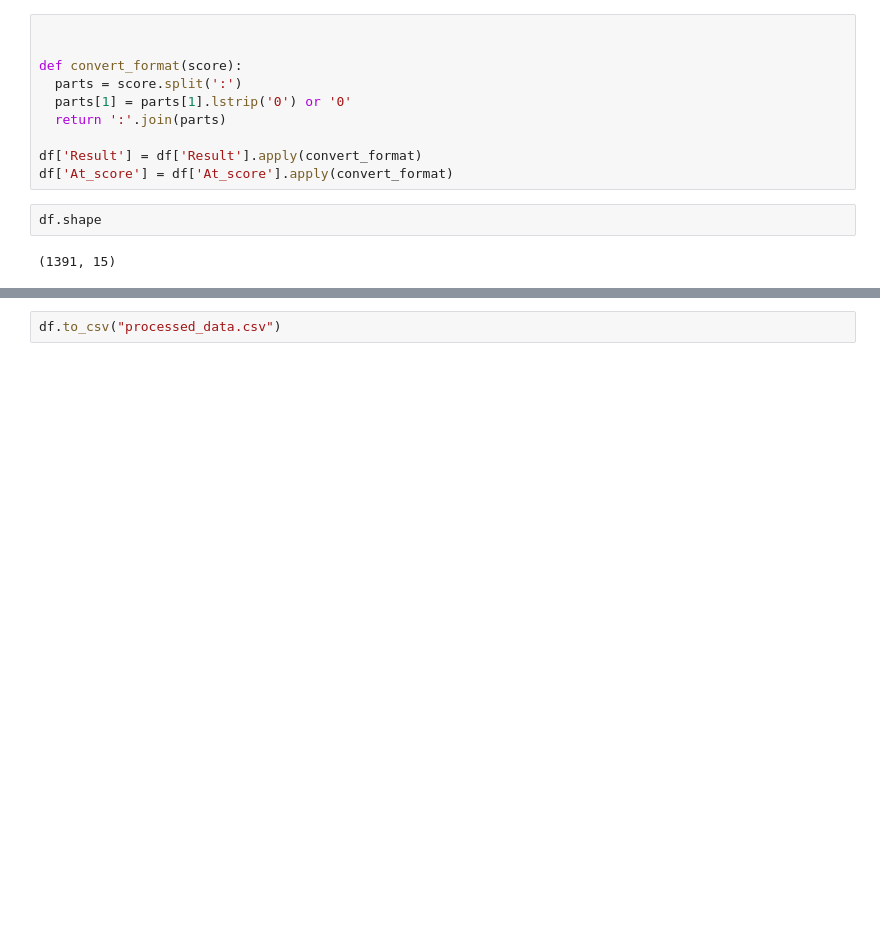
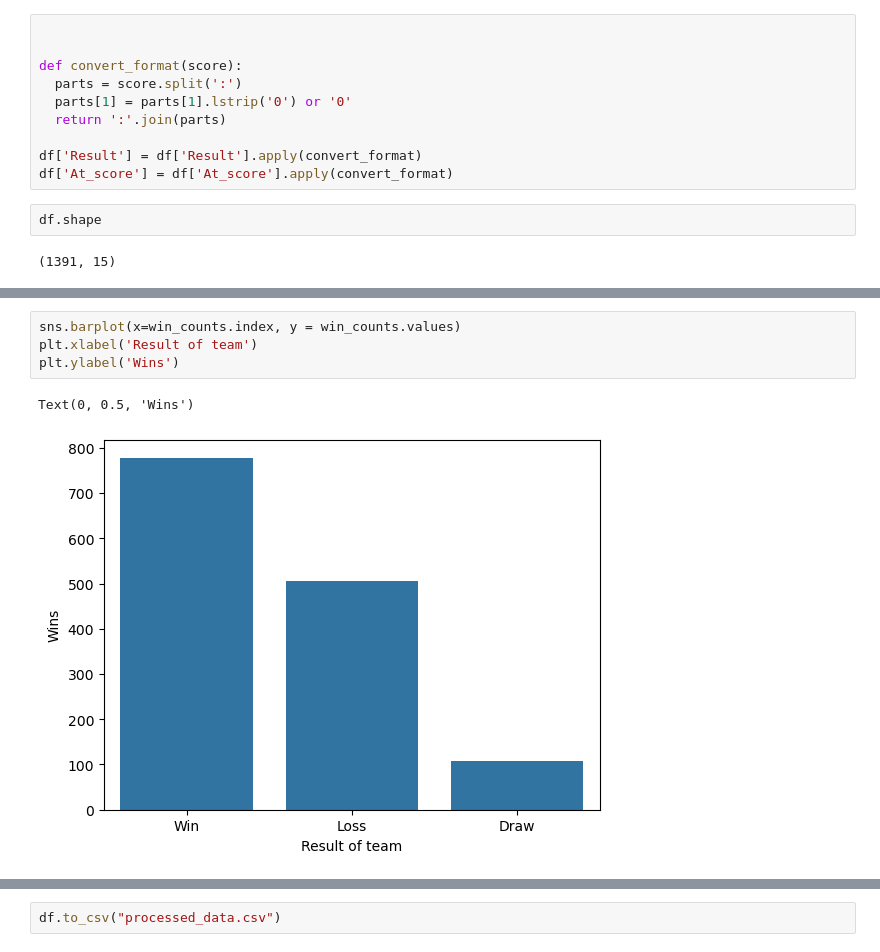
Before and after one commit to SmayanKulkarni/Smayan_Kulkarni_S4DS, a Jupyter notebook: notebooks/FIFA-Task2_2.ipynb, the cells around one changed output, grey strips where cells are left out. Saved outputs shown, nothing was run; the diff lists cells and outputs as text; blank space fills up the shorter version.

```diff
--- a/notebooks/FIFA-Task2_2.ipynb
+++ b/notebooks/FIFA-Task2_2.ipynb
@@ -620,0 +685,7 @@ df.head(20)
+# %%
+sns.barplot(x=win_counts.index, y = win_counts.values)
+plt.xlabel('Result of team')
+plt.ylabel('Wins')
+# %% [output]
+Text(0, 0.5, 'Wins')
+[figure, added]
```
Also changed, not shown: parts of 9 cells of this notebook, 1 other file.
